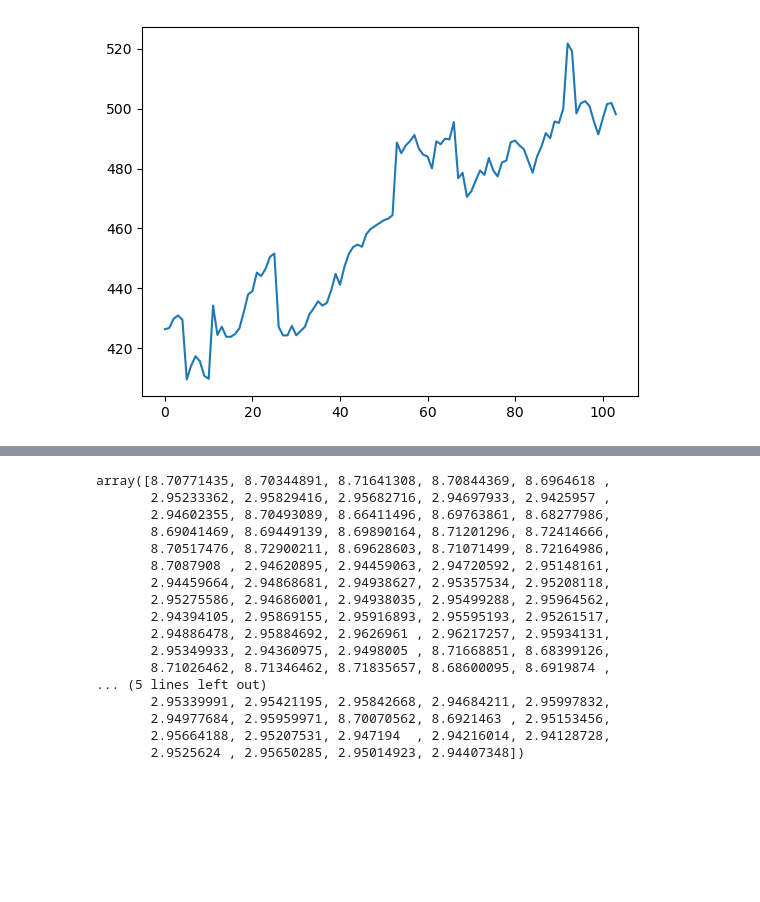
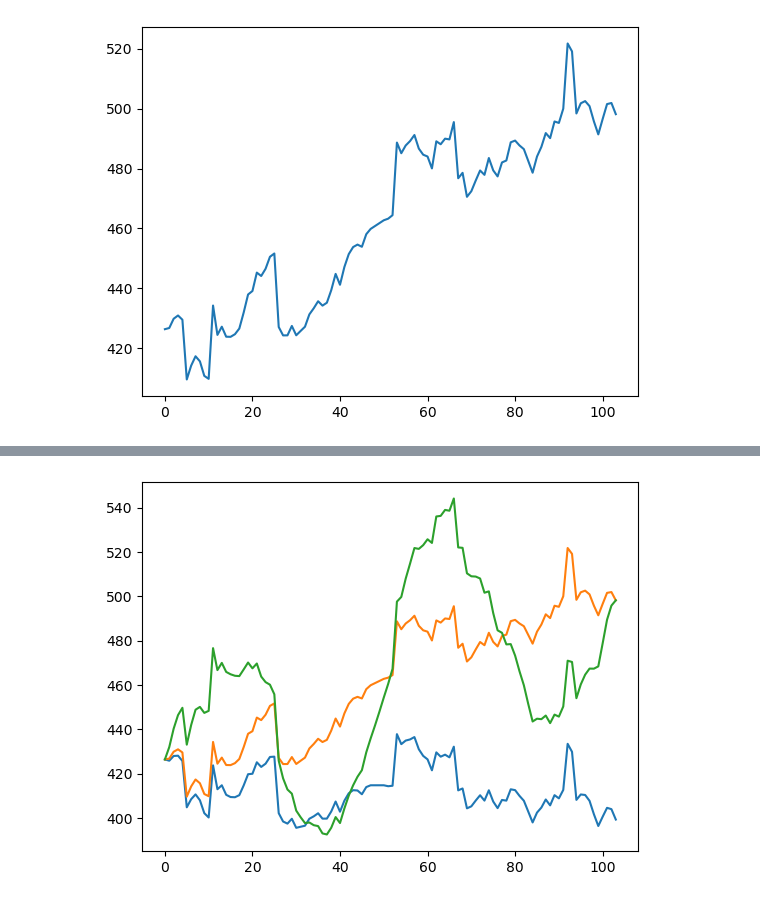
Before and after one commit to fmarthoz/ardl, a Jupyter notebook: generating_datasets_example.ipynb, the cells around one changed output, grey strips where cells are left out. Saved outputs shown, nothing was run; the diff lists cells and outputs as text; code cells hidden in the pictures; blank space fills up the shorter version.

```diff
--- a/generating_datasets_example.ipynb
+++ b/generating_datasets_example.ipynb
@@ -122,20 +38,8 @@ array([28.,  0.,  0.])
-# %%
-(1+bud)**0.1*(1+z)**0.1
-# %% [output]
-array([8.70771435, 8.70344891, 8.71641308, 8.70844369, 8.6964618 ,
-       2.95233362, 2.95829416, 2.95682716, 2.94697933, 2.9425957 ,
-       2.94602355, 8.70493089, 8.66411496, 8.69763861, 8.68277986,
-       8.69041469, 8.69449139, 8.69890164, 8.71201296, 8.72414666,
-       8.70517476, 8.72900211, 8.69628603, 8.71071499, 8.72164986,
-       8.7087908 , 2.94620895, 2.94459063, 2.94720592, 2.95148161,
-       2.94459664, 2.94868681, 2.94938627, 2.95357534, 2.95208118,
-       2.95275586, 2.94686001, 2.94938035, 2.95499288, 2.95964562,
-       2.94394105, 2.95869155, 2.95916893, 2.95595193, 2.95261517,
-       2.94886478, 2.95884692, 2.9626961 , 2.96217257, 2.95934131,
-       2.95349933, 2.94360975, 2.9498005 , 8.71668851, 8.68399126,
-       8.71026462, 8.71346462, 8.71835657, 8.68600095, 8.6919874 ,
-... (5 lines left out)
-       2.95339991, 2.95421195, 2.95842668, 2.94684211, 2.95997832,
-       2.94977684, 2.95959971, 8.70070562, 8.6921463 , 2.95153456,
-       2.95664188, 2.95207531, 2.947194  , 2.94216014, 2.94128728,
-       2.9525624 , 2.95650285, 2.95014923, 2.94407348])
+# %%
+sales3=dg.add_seasonality(sales2,2,0.1)
+plt.plot(sales)
+plt.plot(sales2)
+plt.plot(sales3)
+plt.show()
+# %% [output]
+[figure, added]
```
Also changed, not shown: parts of 6 cells of this notebook.
